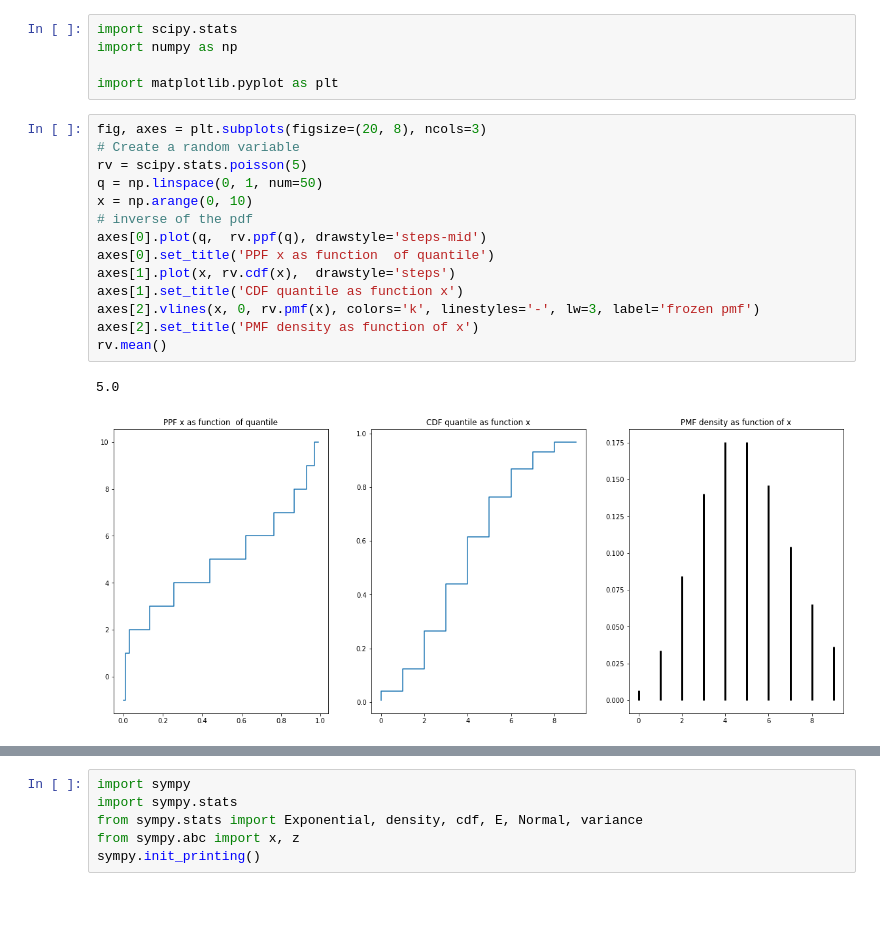
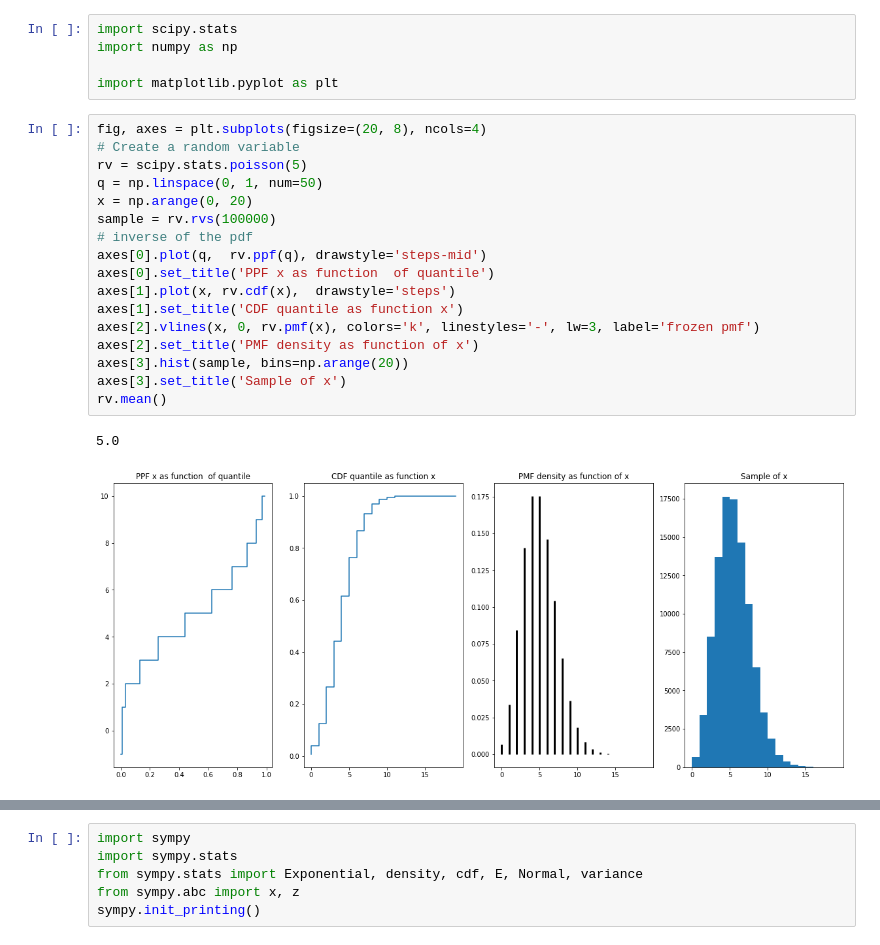
Before and after one commit to openearth/notebooks, a Jupyter notebook: distribution-example.ipynb, the cells around one changed output, grey strips where cells are left out. Drawn from its saved outputs; the diff is of its cells as text; blank space fills up the shorter version.

```diff
--- a/distribution-example.ipynb
+++ b/distribution-example.ipynb
@@ -4,20 +4,23 @@ import numpy as np
 
 import matplotlib.pyplot as plt
 # %%
-fig, axes = plt.subplots(figsize=(20, 8), ncols=3)
+fig, axes = plt.subplots(figsize=(20, 8), ncols=4)
 # Create a random variable
 rv = scipy.stats.poisson(5)
 q = np.linspace(0, 1, num=50)
-x = np.arange(0, 10)
+x = np.arange(0, 20)
+sample = rv.rvs(100000)
 # inverse of the pdf
 axes[0].plot(q,  rv.ppf(q), drawstyle='steps-mid')
 axes[0].set_title('PPF x as function  of quantile')
 axes[1].plot(x, rv.cdf(x),  drawstyle='steps')
 axes[1].set_title('CDF quantile as function x')
 axes[2].vlines(x, 0, rv.pmf(x), colors='k', linestyles='-', lw=3, label='frozen pmf')
 axes[2].set_title('PMF density as function of x')
+axes[3].hist(sample, bins=np.arange(20))
+axes[3].set_title('Sample of x')
 rv.mean()
 # %% [output]
 5.0
-[figure, old version]
+[figure, new version]
 # %%
```
Also changed, not shown: parts of 1 cell of this notebook.
